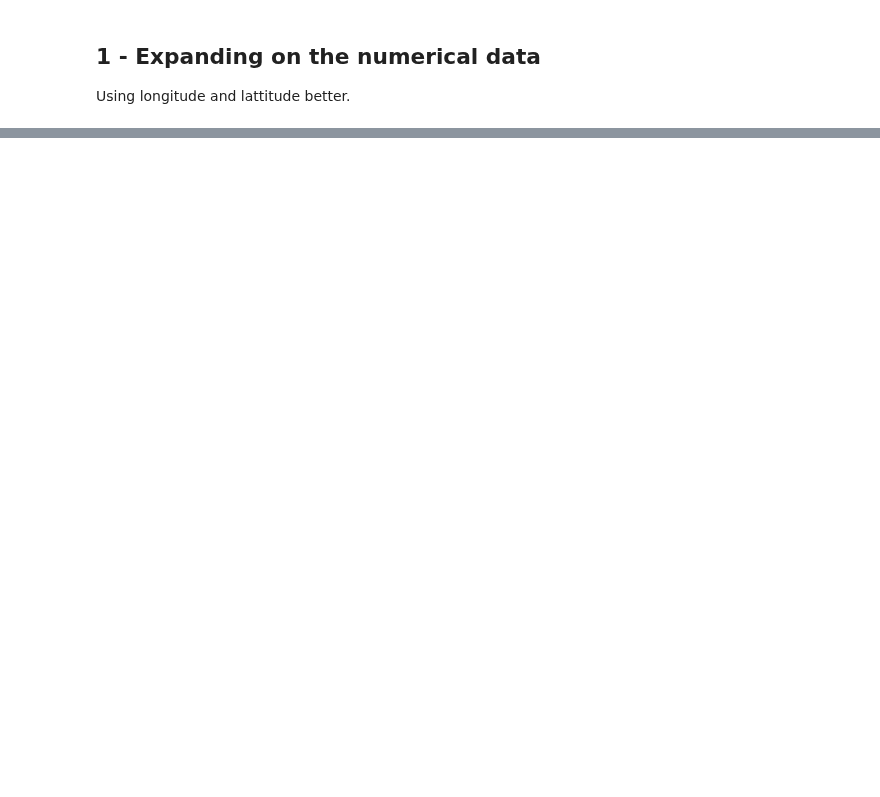
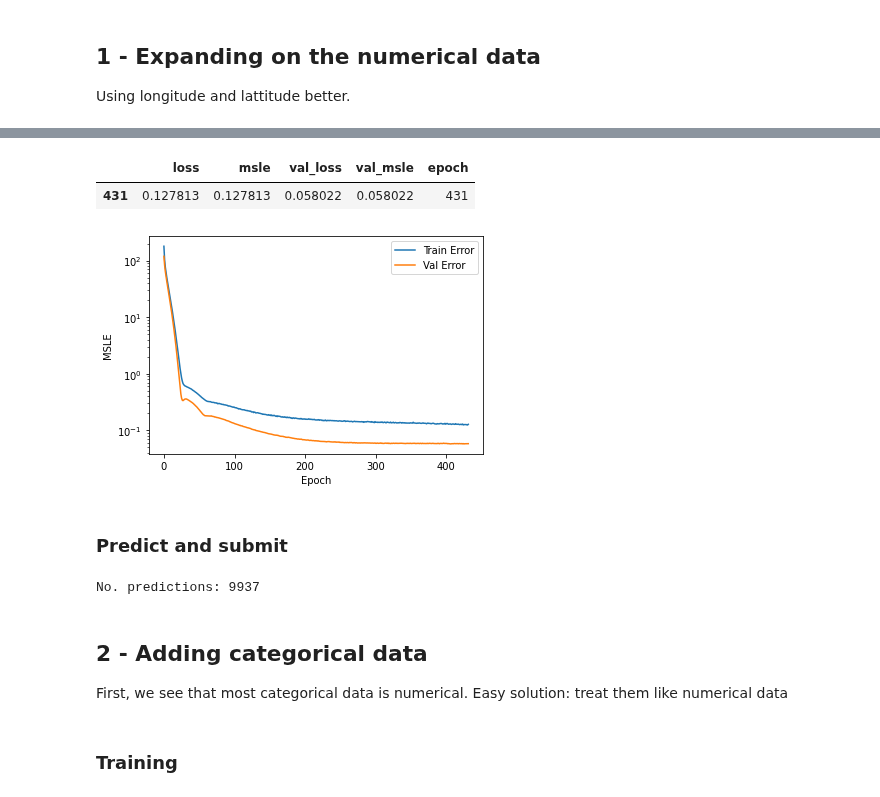
Before and after one commit to henrfj/TDT4173-ML, a Jupyter notebook: henrik-testsite/next_level_testing.ipynb, the cells around one changed output, grey strips where cells are left out. Drawn from its saved outputs; the diff is of its cells as text; code cells hidden in the pictures; blank space fills up the shorter version.

```diff
--- a/henrik-testsite/next_level_testing.ipynb
+++ b/henrik-testsite/next_level_testing.ipynb
@@ -175,0 +201,6 @@ cat_features = ["seller", "layout", "condition", "district", "material", "parkin
+# %%
+labels1_normed_r.drop('latitude', inplace=True, axis=1)
+labels1_normed_r.drop('longitude', inplace=True, axis=1)
+test1_normed_r.drop('latitude', inplace=True, axis=1)
+test1_normed_r.drop('longitude', inplace=True, axis=1)
+labels1_normed_r.tail()
@@ -175,0 +217,20 @@ cat_features = ["seller", "layout", "condition", "district", "material", "parkin
+# %%
+# Model 1
+model1 = tf.keras.Sequential()
+model1.add(Dense(10, activation=tf.nn.relu)) #tf.keras.activations.sigmoid
+model1.add(Dropout(0.2))
+model1.add(Dense(10, activation=tf.nn.relu))
+model1.add(Dropout(0.2))
+model1.add(Dense(5, activation=tf.nn.relu))
+model1.add(Dense(1)) #Output
+
+# Optimized for reducing msle loss.
+model1.compile(optimizer='adam',
+              loss='msle', #'msle'
+              metrics=['msle']) #-msle
+# %%
+early_stop = tf.keras.callbacks.EarlyStopping(monitor='val_loss', mode="min", verbose=1, patience=25) # 50
+
+history1 = model1.fit(x=labels1_normed_r, y=targets1,
+                    epochs=1000, verbose=0, validation_split = 0.1,
+                    callbacks=[early_stop, PrintDot()])
@@ -175,0 +243,14 @@ cat_features = ["seller", "layout", "condition", "district", "material", "parkin
+# %%
+# Results
+hist1 = pd.DataFrame(history1.history)
+hist1['epoch'] = history1.epoch
+hist1.tail(1)
+# %% [output]
+|  | loss | msle | val_loss | val_msle | epoch |
+| 431 | 0.127813 | 0.127813 | 0.058022 | 0.058022 | 431 |
+# %%
+plot_history(hist1)
+# %% [output]
+[figure, added]
+# %% [markdown]
+### Predict and submit
@@ -175,0 +259,7 @@ cat_features = ["seller", "layout", "condition", "district", "material", "parkin
+# %%
+submission_1 = pd.DataFrame()
+submission_1['id'] = test['apartment_id']
+submission_1['price_prediction'] = result1
+print("No. predictions:", len(submission_1['id']))
+# %% [output]
+No. predictions: 9937
@@ -175,0 +268,3 @@ cat_features = ["seller", "layout", "condition", "district", "material", "parkin
+# %% [markdown]
+## 2 - Adding categorical data
+First, we see that most categorical data is numerical. Easy solution: treat them like numerical data
@@ -175,0 +279,2 @@ cat_features = ["seller", "layout", "condition", "district", "material", "parkin
+# %% [markdown]
+### Training
```
Also changed, not shown: parts of 33 cells of this notebook, 15 other files.
